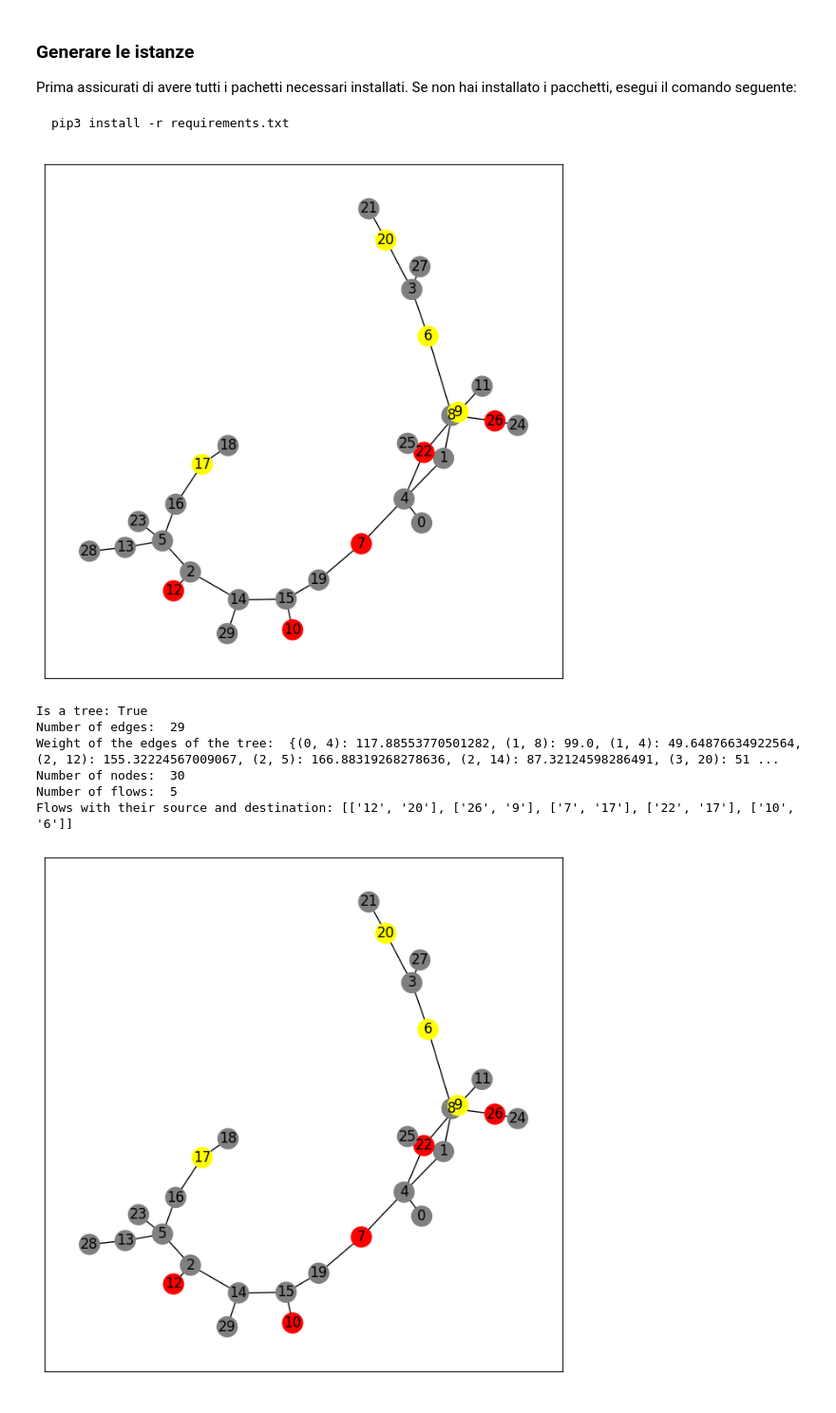
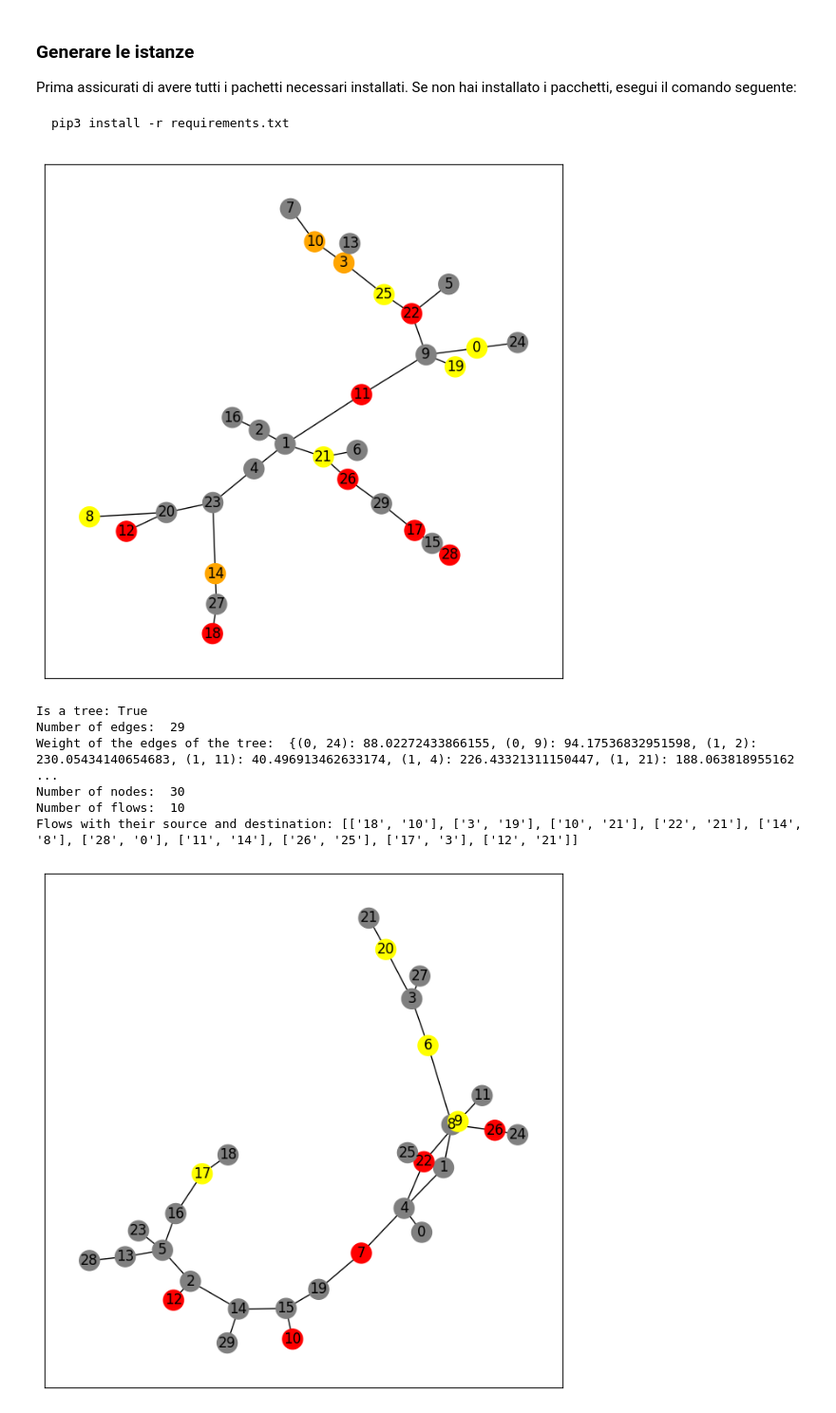
Before and after one commit to marielean/ChargingStations, a Jupyter notebook: ChargingStations.ipynb, the cells around one changed output. Shown at 95% size. Drawn from its saved outputs; the diff is of its cells as text; code cells hidden in the pictures.

```diff
--- a/ChargingStations.ipynb
+++ b/ChargingStations.ipynb
@@ -8,38 +8,38 @@ pip3 install -r requirements.txt
 # %%
 import networkx as nx
 import utility_functions as uf
 
 # CREATING A TREE NETWORK WITH 3 FLOWS AND 150 AUTONOMY
 
 N = 30 #number of nodes
-K = 5 #number of flows
+K = 10 #number of flows
 L = 150 #autonomy of the vehicles
 edge_dim = 200 #dimension of the edges
 
 
 
 T = uf.generate_random_network_tree(N, K, L, edge_dim)
 flows = uf.get_random_flows(T, K)
 
 # save the tree and the flows
 uf.save_tree(T, flows, "tree_net/bigtree.gml")
 
 uf.draw_tree(T, flows)
 
 print(f'Is a tree: {nx.is_tree(T)}')
 print("Number of edges: ", T.number_of_edges())
 print("Weight of the edges of the tree: ", uf.get_weight_of_edges(T))
 print("Number of nodes: ", T.number_of_nodes())
 print("Number of flows: ", T.graph['K'])
 print("Flows with their source and destination:", flows)
 # %% [output]
-[figure, old version]
+[figure, new version]
 Is a tree: True
 Number of edges:  29
-Weight of the edges of the tree:  {(0, 4): 117.88553770501282, (1, 8): 99.0, (1, 4): 49.64876634922564, (2, 12): 155.32224567009067, (2, 5): 166.88319268278636, (2, 14): 87.32124598286491, (3, 20): 51 ...
+Weight of the edges of the tree:  {(0, 24): 88.02272433866155, (0, 9): 94.17536832951598, (1, 2): 230.05434140654683, (1, 11): 40.496913462633174, (1, 4): 226.43321311150447, (1, 21): 188.063818955162 ...
 Number of nodes:  30
-Number of flows:  5
-Flows with their source and destination: [['12', '20'], ['26', '9'], ['7', '17'], ['22', '17'], ['10', '6']]
+Number of flows:  10
+Flows with their source and destination: [['18', '10'], ['3', '19'], ['10', '21'], ['22', '21'], ['14', '8'], ['28', '0'], ['11', '14'], ['26', '25'], ['17', '3'], ['12', '21']]
 # %%
 import networkx as nx
 import utility_functions as uf
```
Also changed, not shown: parts of 3 cells of this notebook, 3 other files.
